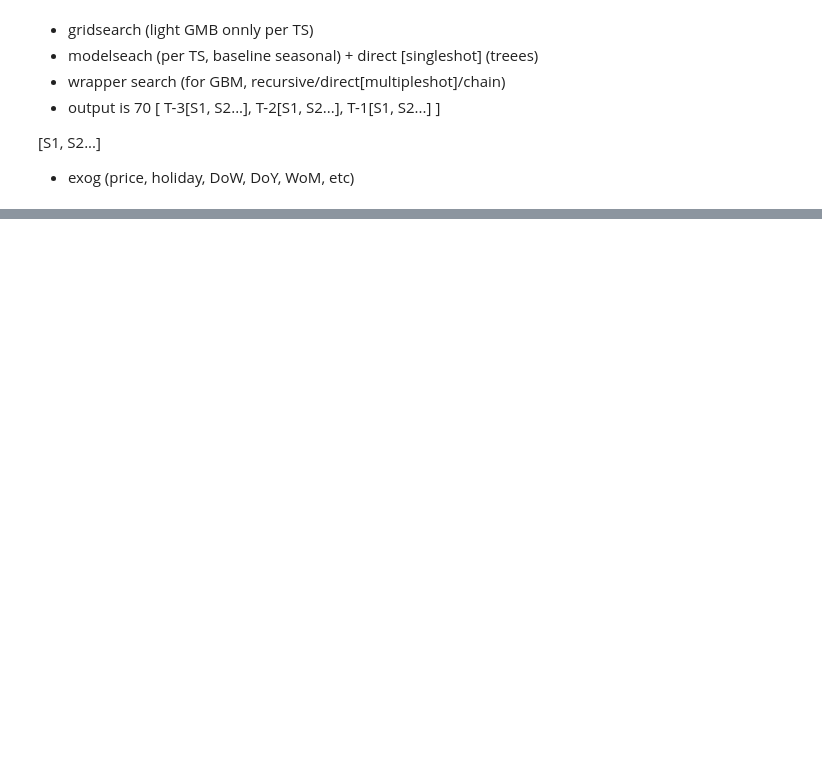
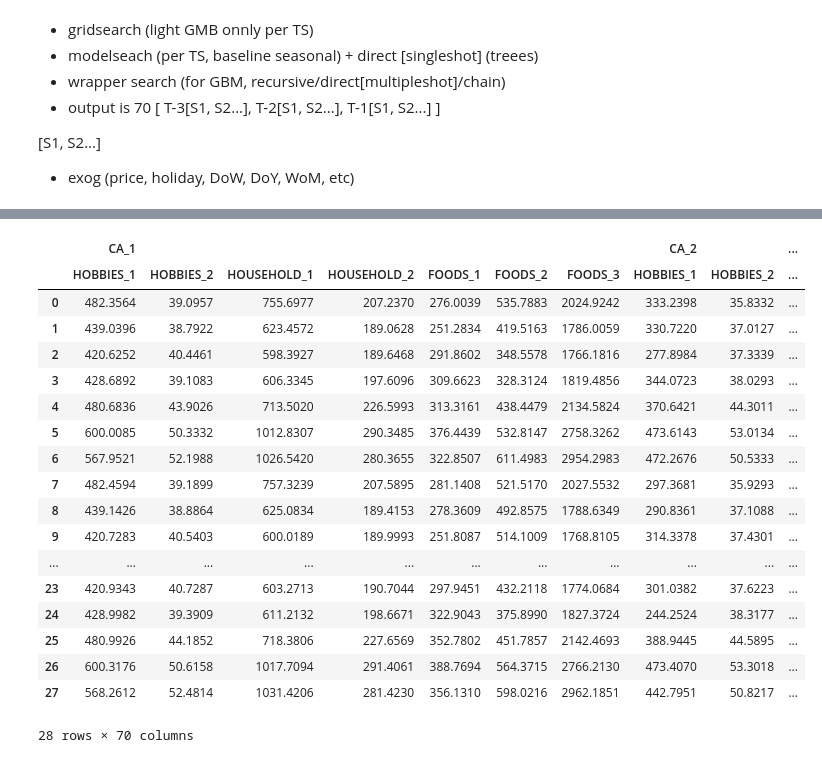
Before and after one commit to adrianemikko/tsa2021-m5, a Jupyter notebook: aaa_scratch.ipynb, the cells around one changed output, grey strips where cells are left out. Drawn from its saved outputs; the diff is of its cells as text; code cells hidden in the pictures; blank space fills up the shorter version.

```diff
--- a/aaa_scratch.ipynb
+++ b/aaa_scratch.ipynb
@@ -650,0 +615,16 @@ GridSearchCV(
+# %%
+def score_reveal(methods: dict) -> DataFrame:
+    return (
+        pd.DataFrame({
+            method: {
+                col: np.mean(score_list)
+                for col, score_list
+                in info.items()
+                if col not in ['meta', 'model']
+            }
+            for method, info
+            in methods.items()
+        }))
+# %%
+rmse_scores = score_reveal(methods)
+rmse_scores
@@ -650,0 +645,3 @@ GridSearchCV(
+# %%
+best_models = rmse_scores.apply(lambda x: x.idxmin(), axis=1)
+best_models
@@ -650,0 +736,26 @@ GridSearchCV(
+# %%
+model = ensemble2(col_assignment=best_models.to_dict(), methods=methods, w=56, h=28)
+model.fit(train_df_9)
+# %%
+df_pred_9_ensemble2 = model.predict(trainOG_df_9)
+df_pred_9_ensemble2
+# %% [output]
+|  | CA_1 |  |  |  |  |  |  | CA_2 |  | ... |
+|  | HOBBIES_1 | HOBBIES_2 | HOUSEHOLD_1 | HOUSEHOLD_2 | FOODS_1 | FOODS_2 | FOODS_3 | HOBBIES_1 | HOBBIES_2 | ... |
+| 0 | 482.3564 | 39.0957 | 755.6977 | 207.2370 | 276.0039 | 535.7883 | 2024.9242 | 333.2398 | 35.8332 | ... |
+| 1 | 439.0396 | 38.7922 | 623.4572 | 189.0628 | 251.2834 | 419.5163 | 1786.0059 | 330.7220 | 37.0127 | ... |
+| 2 | 420.6252 | 40.4461 | 598.3927 | 189.6468 | 291.8602 | 348.5578 | 1766.1816 | 277.8984 | 37.3339 | ... |
+| 3 | 428.6892 | 39.1083 | 606.3345 | 197.6096 | 309.6623 | 328.3124 | 1819.4856 | 344.0723 | 38.0293 | ... |
+| 4 | 480.6836 | 43.9026 | 713.5020 | 226.5993 | 313.3161 | 438.4479 | 2134.5824 | 370.6421 | 44.3011 | ... |
+| 5 | 600.0085 | 50.3332 | 1012.8307 | 290.3485 | 376.4439 | 532.8147 | 2758.3262 | 473.6143 | 53.0134 | ... |
+| 6 | 567.9521 | 52.1988 | 1026.5420 | 280.3655 | 322.8507 | 611.4983 | 2954.2983 | 472.2676 | 50.5333 | ... |
+| 7 | 482.4594 | 39.1899 | 757.3239 | 207.5895 | 281.1408 | 521.5170 | 2027.5532 | 297.3681 | 35.9293 | ... |
+| 8 | 439.1426 | 38.8864 | 625.0834 | 189.4153 | 278.3609 | 492.8575 | 1788.6349 | 290.8361 | 37.1088 | ... |
+| 9 | 420.7283 | 40.5403 | 600.0189 | 189.9993 | 251.8087 | 514.1009 | 1768.8105 | 314.3378 | 37.4301 | ... |
+| ... | ... | ... | ... | ... | ... | ... | ... | ... | ... | ... |
+| 23 | 420.9343 | 40.7287 | 603.2713 | 190.7044 | 297.9451 | 432.2118 | 1774.0684 | 301.0382 | 37.6223 | ... |
+| 24 | 428.9982 | 39.3909 | 611.2132 | 198.6671 | 322.9043 | 375.8990 | 1827.3724 | 244.2524 | 38.3177 | ... |
+| 25 | 480.9926 | 44.1852 | 718.3806 | 227.6569 | 352.7802 | 451.7857 | 2142.4693 | 388.9445 | 44.5895 | ... |
+| 26 | 600.3176 | 50.6158 | 1017.7094 | 291.4061 | 388.7694 | 564.3715 | 2766.2130 | 473.4070 | 53.3018 | ... |
+| 27 | 568.2612 | 52.4814 | 1031.4206 | 281.4230 | 356.1310 | 598.0216 | 2962.1851 | 442.7951 | 50.8217 | ... |
+28 rows × 70 columns
```
Also changed, not shown: parts of 28 cells of this notebook, 1 other file.
